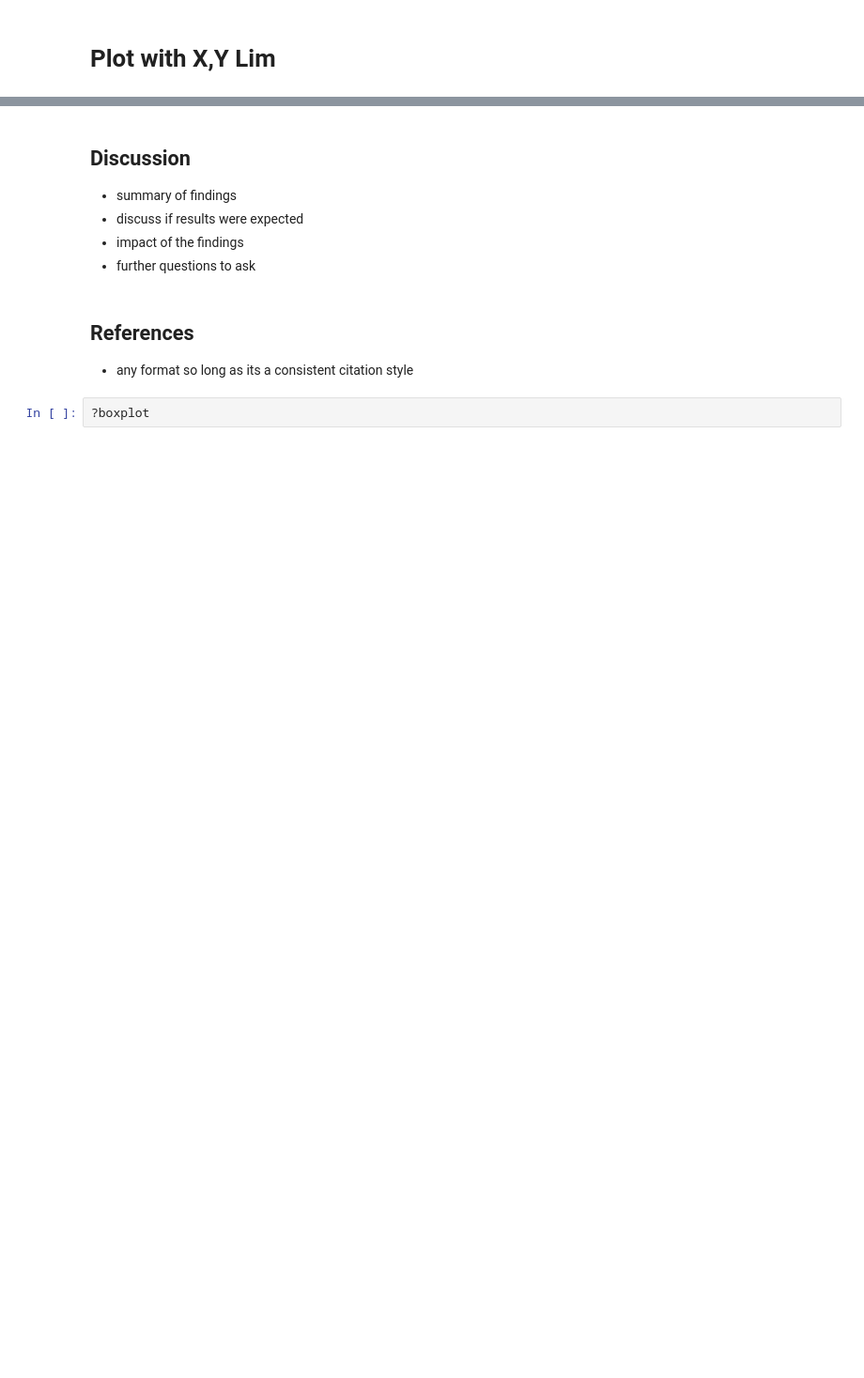
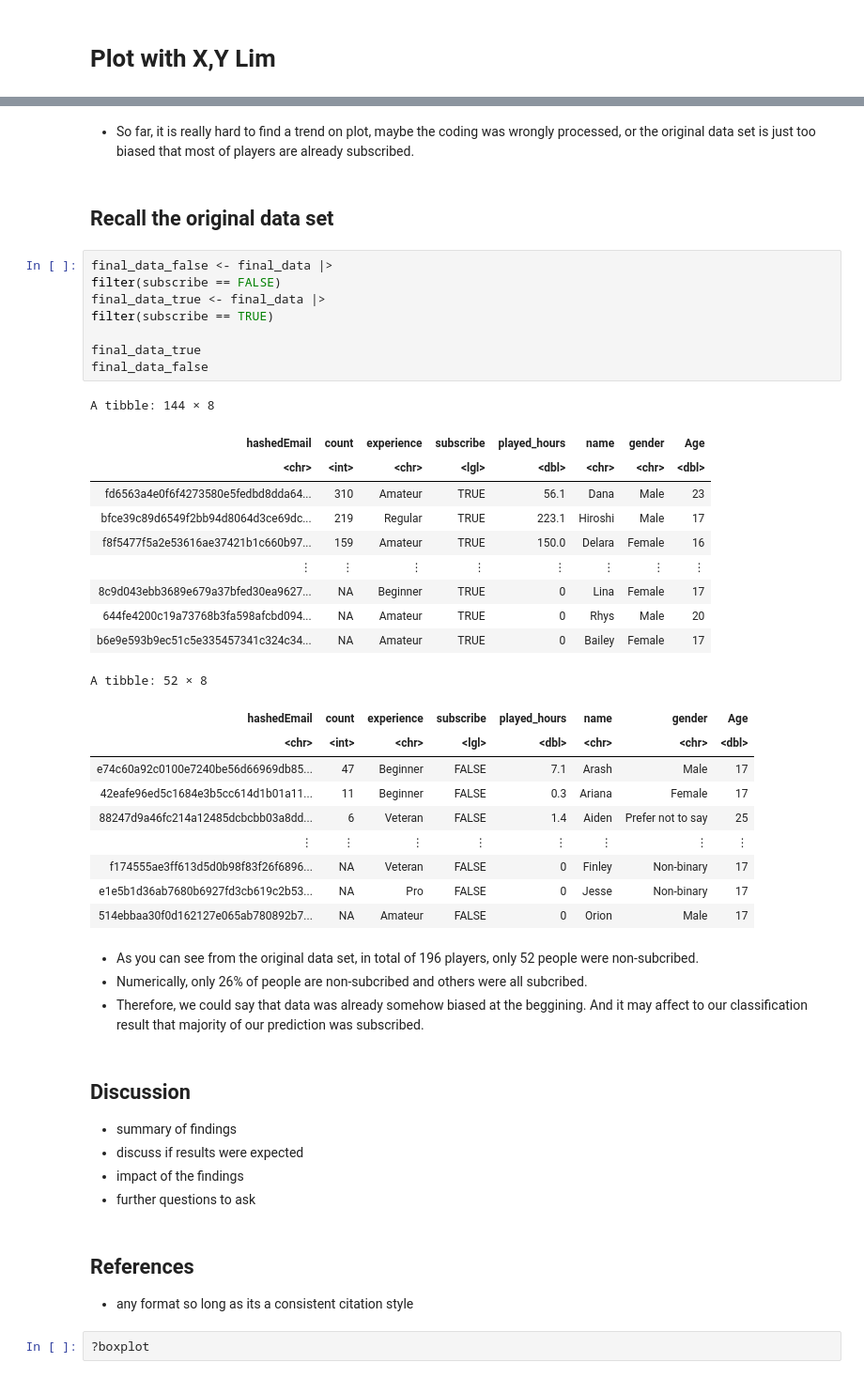
Before and after one commit to clam171/DSCI-100---S6G16, a Jupyter notebook: DSCI 100(S6G16) Project.ipynb, the cells around one changed output, grey strips where cells are left out. Shown at 94% size. Saved outputs shown, nothing was run; the diff lists cells and outputs as text; blank space fills up the shorter version.

Commit message:
Description added
Briedf Description of code, and little discussion were added.

```diff
--- a/DSCI 100(S6G16) Project.ipynb
+++ b/DSCI 100(S6G16) Project.ipynb
@@ -538,3 +543,40 @@ Warning message:
+# %% [markdown]
+- So far, it is really hard to find a trend on plot, maybe the coding was wrongly processed, or the original data set is just too biased that most of players are already subscribed.
+# %% [markdown]
+## Recall the original data set
+# %%
+final_data_false <- final_data |>
+filter(subscribe == FALSE)
+final_data_true <- final_data |>
+filter(subscribe == TRUE)
+
+final_data_true
+final_data_false
+# %% [output]
+A tibble: 144 × 8
+| hashedEmail | count | experience | subscribe | played_hours | name | gender | Age |
+| <chr> | <int> | <chr> | <lgl> | <dbl> | <chr> | <chr> | <dbl> |
+| fd6563a4e0f6f4273580e5fedbd8dda64... | 310 | Amateur | TRUE | 56.1 | Dana | Male | 23 |
+| bfce39c89d6549f2bb94d8064d3ce69dc... | 219 | Regular | TRUE | 223.1 | Hiroshi | Male | 17 |
+| f8f5477f5a2e53616ae37421b1c660b97... | 159 | Amateur | TRUE | 150.0 | Delara | Female | 16 |
+| ⋮ | ⋮ | ⋮ | ⋮ | ⋮ | ⋮ | ⋮ | ⋮ |
+| 8c9d043ebb3689e679a37bfed30ea9627... | NA | Beginner | TRUE | 0 | Lina | Female | 17 |
+| 644fe4200c19a73768b3fa598afcbd094... | NA | Amateur | TRUE | 0 | Rhys | Male | 20 |
+| b6e9e593b9ec51c5e335457341c324c34... | NA | Amateur | TRUE | 0 | Bailey | Female | 17 |
+A tibble: 52 × 8
+| hashedEmail | count | experience | subscribe | played_hours | name | gender | Age |
+| <chr> | <int> | <chr> | <lgl> | <dbl> | <chr> | <chr> | <dbl> |
+| e74c60a92c0100e7240be56d66969db85... | 47 | Beginner | FALSE | 7.1 | Arash | Male | 17 |
+| 42eafe96ed5c1684e3b5cc614d1b01a11... | 11 | Beginner | FALSE | 0.3 | Ariana | Female | 17 |
+| 88247d9a46fc214a12485dcbcbb03a8dd... | 6 | Veteran | FALSE | 1.4 | Aiden | Prefer not to say | 25 |
+| ⋮ | ⋮ | ⋮ | ⋮ | ⋮ | ⋮ | ⋮ | ⋮ |
+| f174555ae3ff613d5d0b98f83f26f6896... | NA | Veteran | FALSE | 0 | Finley | Non-binary | 17 |
+| e1e5b1d36ab7680b6927fd3cb619c2b53... | NA | Pro | FALSE | 0 | Jesse | Non-binary | 17 |
+| 514ebbaa30f0d162127e065ab780892b7... | NA | Amateur | FALSE | 0 | Orion | Male | 17 |
+# %% [markdown]
+- As you can see from the original data set, in total of 196 players, only 52 people were non-subcribed.
+- Numerically, only 26% of people are non-subcribed and others were all subcribed.
+- Therefore, we could say that data was already somehow biased at the beggining. And it may affect to our classification result that majority of our prediction was subscribed.
 # %% [markdown]
 ## Discussion
 
```
Also changed, not shown: parts of 7 cells of this notebook.
